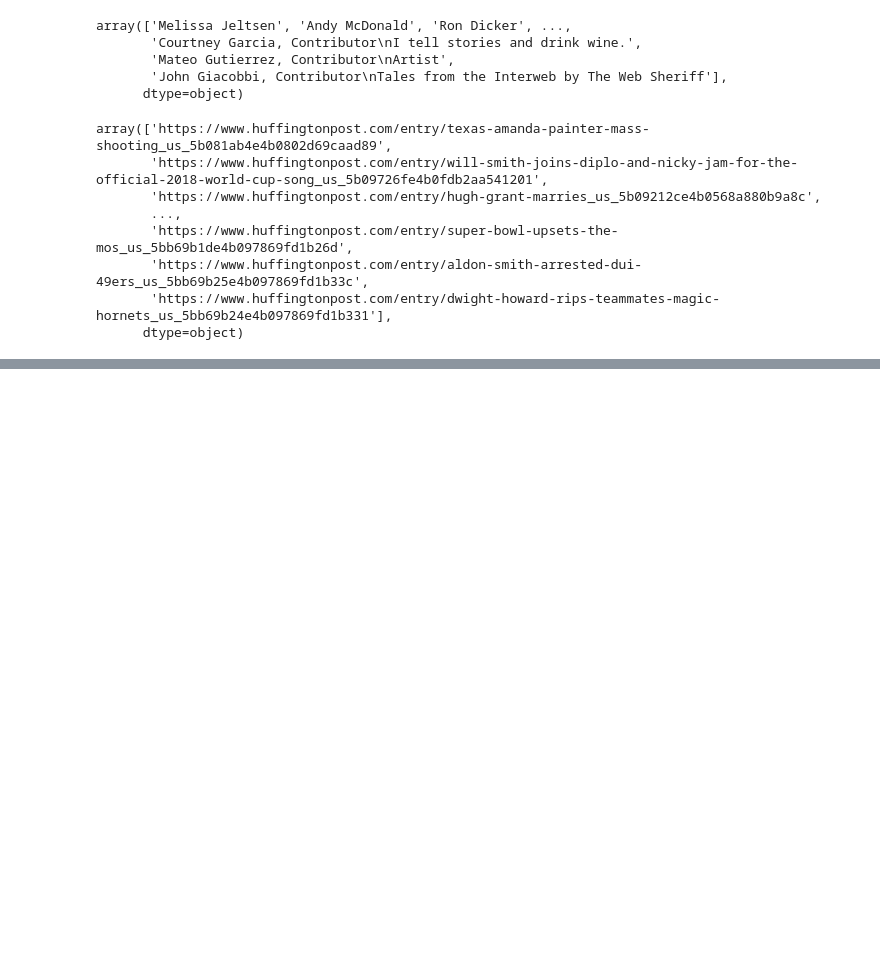
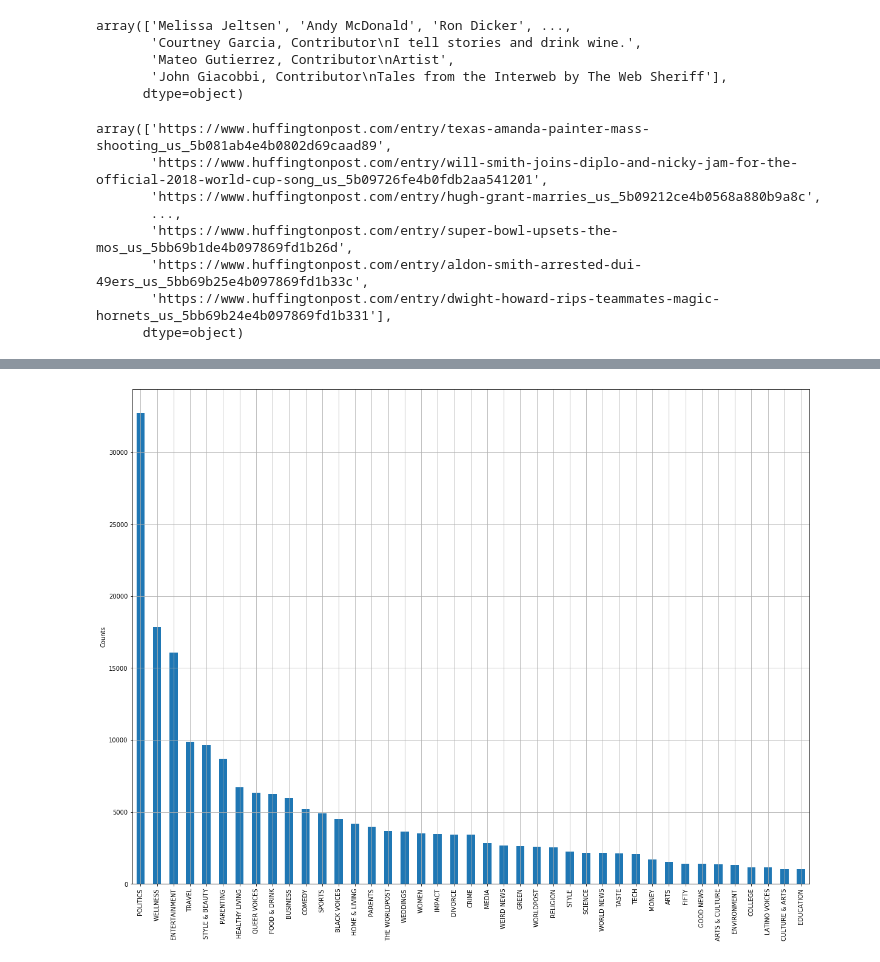
Before and after one commit to dabarbosa10/Others, a Jupyter notebook: NLP.ipynb, the cells around one changed output, grey strips where cells are left out. Drawn from its saved outputs; the diff is of its cells as text; code cells hidden in the pictures; blank space fills up the shorter version.

```diff
--- a/NLP.ipynb
+++ b/NLP.ipynb
@@ -60,3 +49,6 @@ array(['https://www.huffingtonpost.com/entry/texas-amanda-painter-mass-shooting_
        'https://www.huffingtonpost.com/entry/aldon-smith-arrested-dui-49ers_us_5bb69b25e4b097869fd1b33c',
        'https://www.huffingtonpost.com/entry/dwight-howard-rips-teammates-magic-hornets_us_5bb69b24e4b097869fd1b331'],
       dtype=object)
+# %%
+coun=df['category'].value_counts()
+print(coun)
@@ -62,0 +73,7 @@ array(['https://www.huffingtonpost.com/entry/texas-amanda-painter-mass-shooting_
+# %%
+coun.plot( kind='bar', figsize=(20,15))
+plt.grid()
+plt.ylabel('Counts')
+plt.savefig('bars.pdf')
+# %% [output]
+[figure, added]
```
Also changed, not shown: parts of 9 cells of this notebook.
